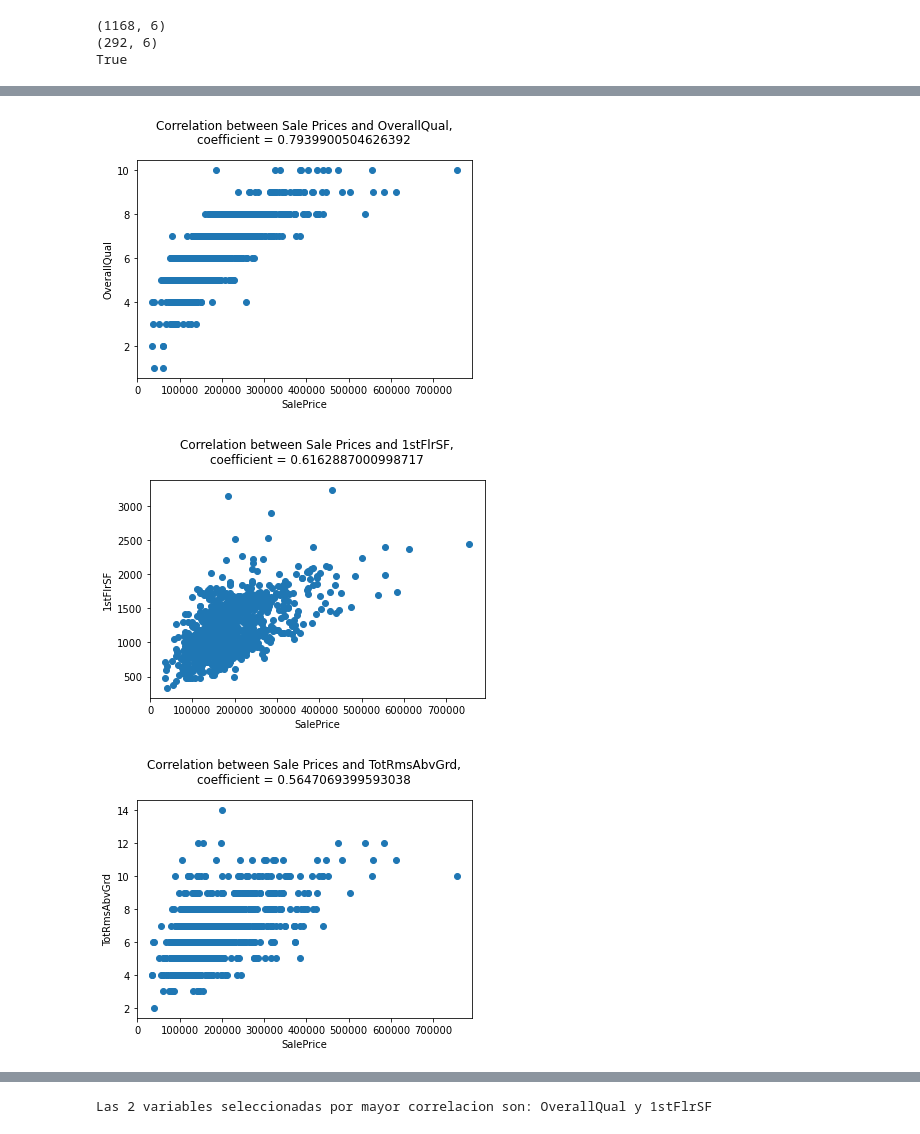
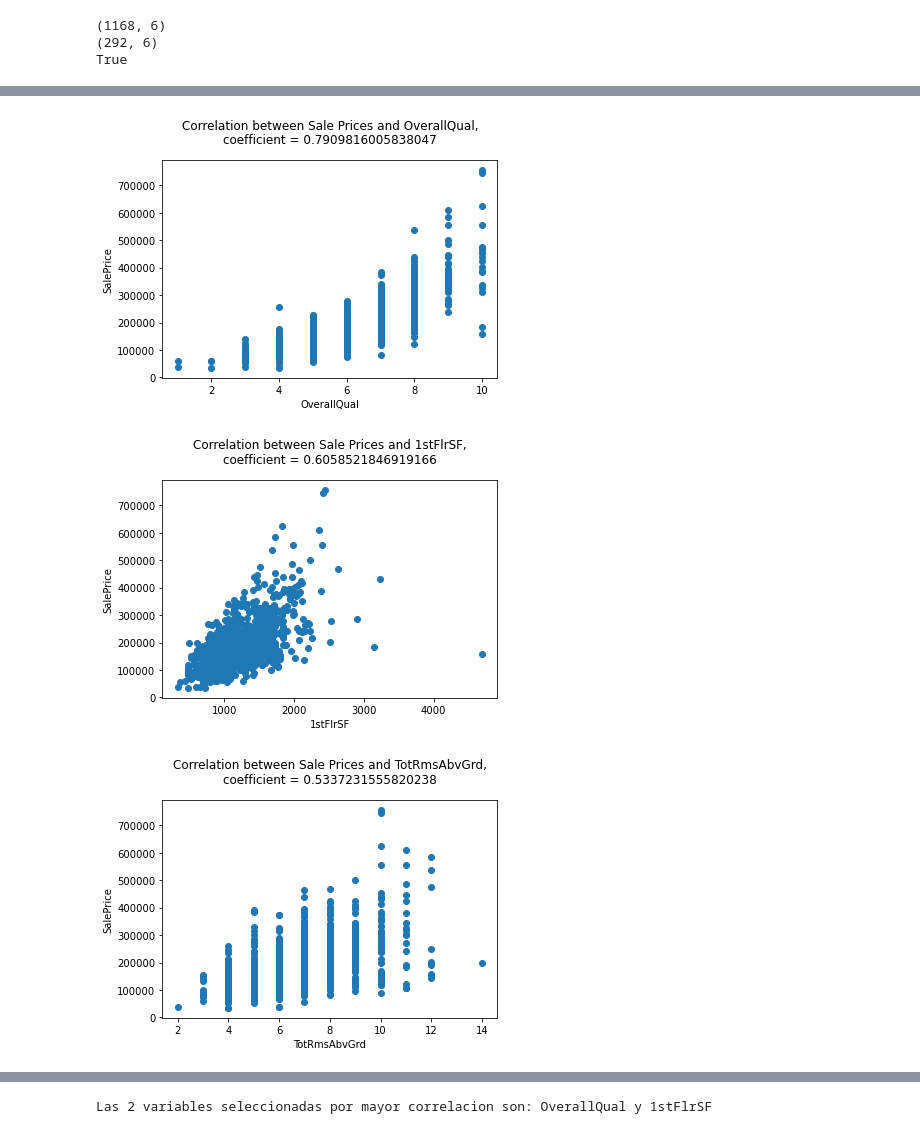
Before and after one commit to ojchavez/proyecto_final_OC, a Jupyter notebook: Proyecto_Final.ipynb, the cells around one changed output, grey strips where cells are left out. Drawn from its saved outputs; the diff is of its cells as text; code cells hidden in the pictures.

```diff
--- a/Proyecto_Final.ipynb
+++ b/Proyecto_Final.ipynb
@@ -44,7 +247,7 @@ True
 # %%
 # 3. Analisis exploratorio de datos: Para cada variable en el dataset calcular
 
-df1 = pd.DataFrame(entrenamiento, columns=['SalePrice', 'OverallQual',
+df1 = pd.DataFrame(data, columns=['SalePrice', 'OverallQual',
                                            '1stFlrSF', 'TotRmsAbvGrd',
                                            'YearBuilt', 'LotFrontage'])
 
@@ -109,25 +312,24 @@ sns.pairplot(df1);
 # %%
 # 5. Para cada variable independiente x :
 # Calcular el coeficiente de correlaci´on entre x y y.
 # Graficar x vs y(scatterplot) usando matplotlib.
 # Colocar el coeficiente de correlaci´on y colocarlo como parte del t´ıtulo de la gr´afica.
 
 corr_list=df1.corr()['SalePrice'].tail(5)
-
 for col in cols[-5:]:
     plt.title('Correlation between Sale Prices and {},\ncoefficient = {}'.format(col,corr_list[col]),y=1.05)
-    plt.xlabel('SalePrice')
-    plt.ylabel(col)
-    plt.scatter(df1['SalePrice'], df1[col])
+    plt.xlabel(col)
+    plt.ylabel('SalePrice')
+    plt.scatter(df1[col],df1['SalePrice'])
     plt.show()
 
 #Basado en la grafica y el coeficiente de correlacion de cada par x,y elegir las 2 variables
 #con mas potencial predictivo es decir las 2 variables que presentan mayor correlacion
 #entre dicha variable y la variable dependiente.
 
 selected_var = corr_list.sort_values(ascending=False).head(2).index
 print("Las 2 variables seleccionadas por mayor correlacion son: {} y {}".format(selected_var[0],selected_var[1]))
 # %% [output]
-[figure, old version]
+[figure, new version]
-[figure, old version]
+[figure, new version]
-[figure, old version]
+[figure, new version]
```
Also changed, not shown: parts of 31 cells of this notebook.
